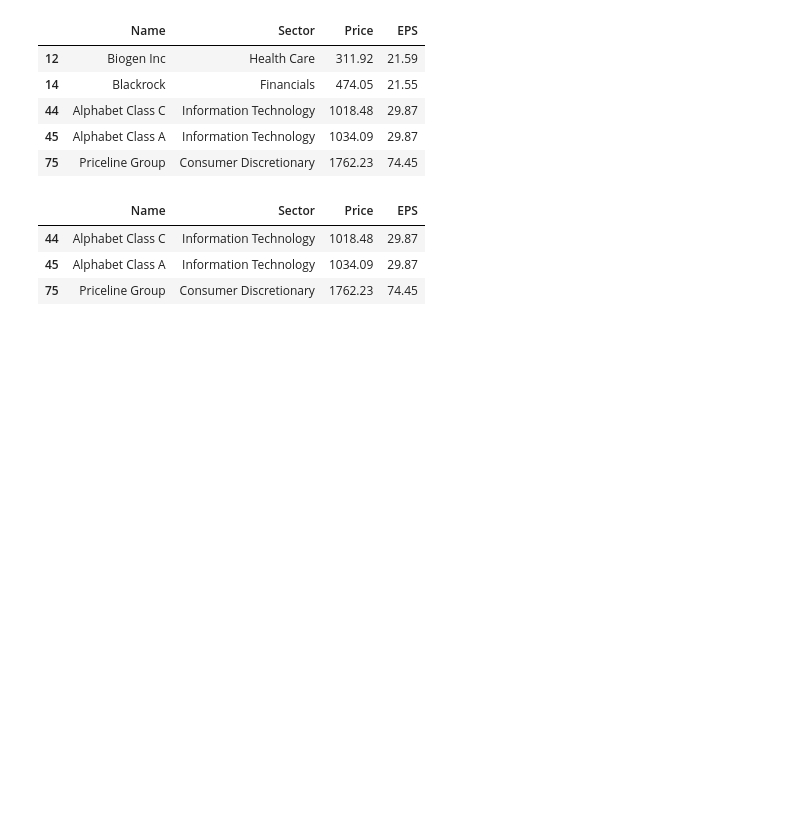
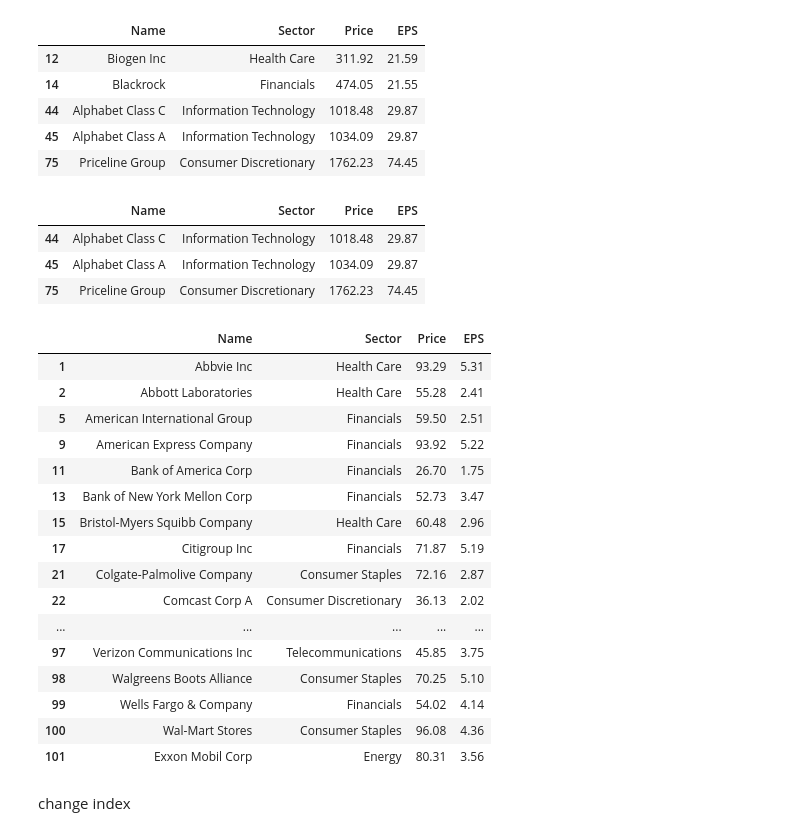
Before and after one commit to sunilsala88/batch-31, a Jupyter notebook: 9_data_analysis/pandas1.ipynb, the cells around one changed output. Cells and saved outputs as stored; diff of their text form; code cells hidden in the pictures; blank space fills up the shorter version.

```diff
--- a/9_data_analysis/pandas1.ipynb
+++ b/9_data_analysis/pandas1.ipynb
@@ -310,3 +310,25 @@ df6[a & b]
 | 44 | Alphabet Class C | Information Technology | 1018.48 | 29.87 |
 | 45 | Alphabet Class A | Information Technology | 1034.09 | 29.87 |
 | 75 | Priceline Group | Consumer Discretionary | 1762.23 | 74.45 |
+# %%
+df6[(df6['Price']<100) & (df6['EPS']<10)]
+# %% [output]
+|  | Name | Sector | Price | EPS |
+| 1 | Abbvie Inc | Health Care | 93.29 | 5.31 |
+| 2 | Abbott Laboratories | Health Care | 55.28 | 2.41 |
+| 5 | American International Group | Financials | 59.50 | 2.51 |
+| 9 | American Express Company | Financials | 93.92 | 5.22 |
+| 11 | Bank of America Corp | Financials | 26.70 | 1.75 |
+| 13 | Bank of New York Mellon Corp | Financials | 52.73 | 3.47 |
+| 15 | Bristol-Myers Squibb Company | Health Care | 60.48 | 2.96 |
+| 17 | Citigroup Inc | Financials | 71.87 | 5.19 |
+| 21 | Colgate-Palmolive Company | Consumer Staples | 72.16 | 2.87 |
+| 22 | Comcast Corp A | Consumer Discretionary | 36.13 | 2.02 |
+| ... | ... | ... | ... | ... |
+| 97 | Verizon Communications Inc | Telecommunications | 45.85 | 3.75 |
+| 98 | Walgreens Boots Alliance | Consumer Staples | 70.25 | 5.10 |
+| 99 | Wells Fargo & Company | Financials | 54.02 | 4.14 |
+| 100 | Wal-Mart Stores | Consumer Staples | 96.08 | 4.36 |
+| 101 | Exxon Mobil Corp | Energy | 80.31 | 3.56 |
+# %% [markdown]
+change index
```
Also changed, not shown: parts of 6 cells of this notebook, 1 other file.
